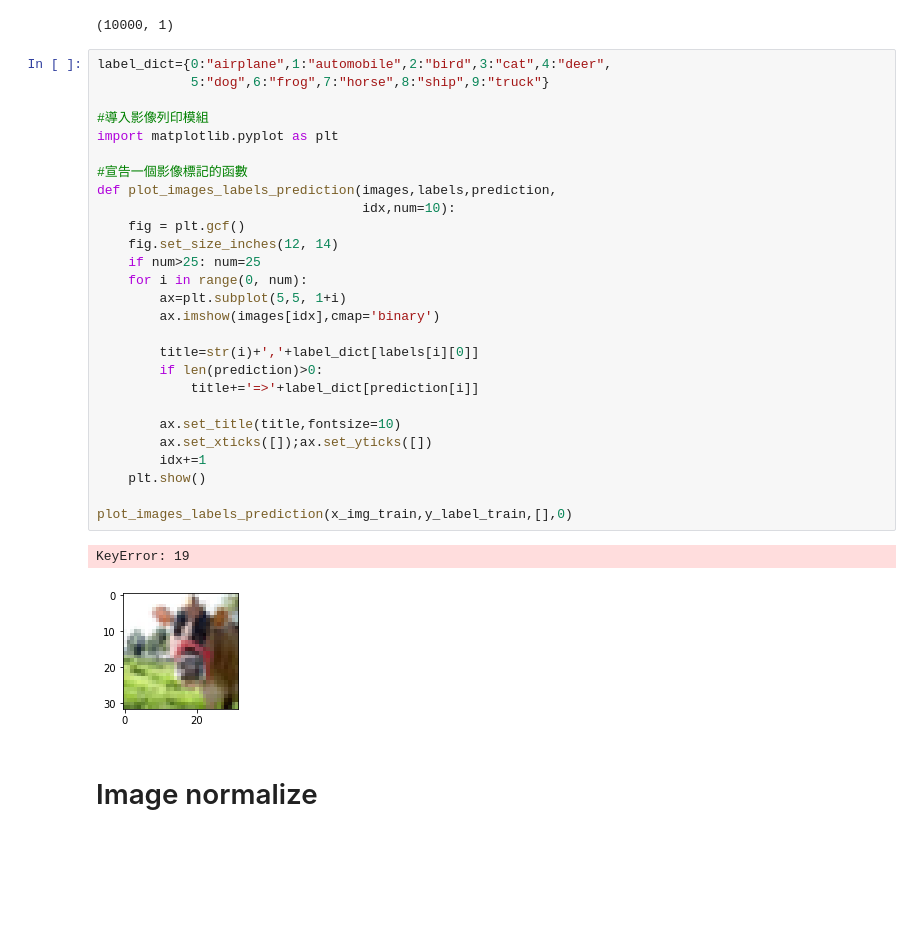
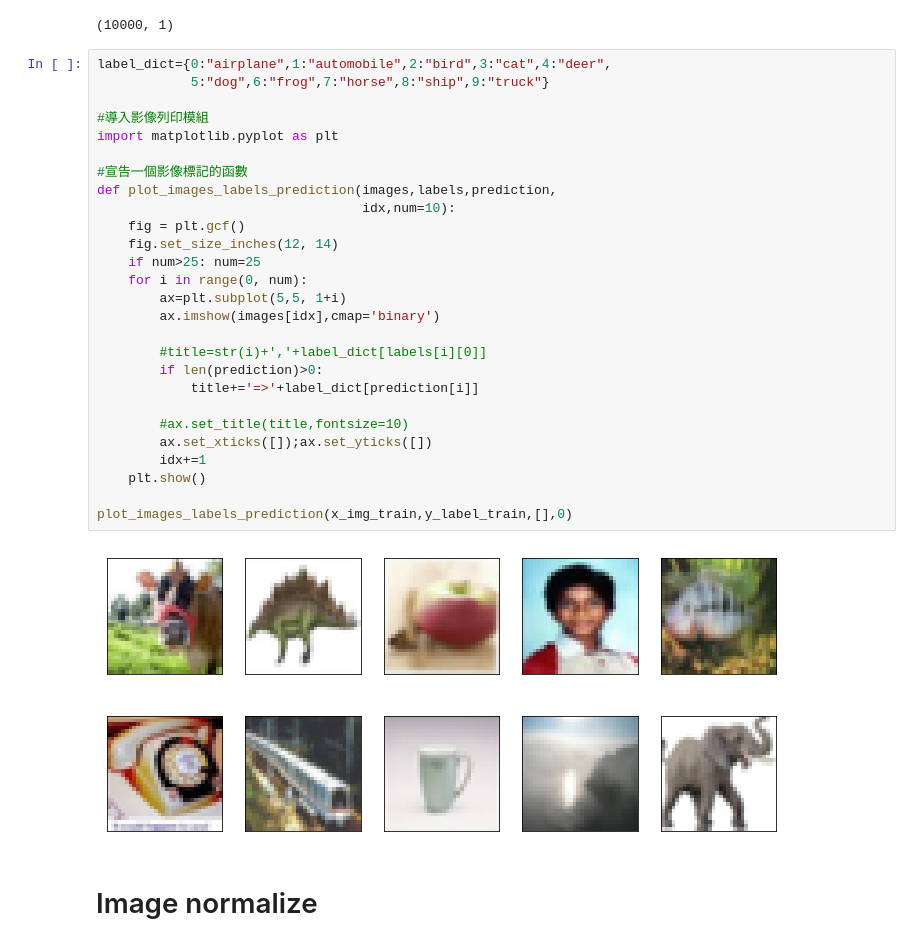
Before and after one commit to ChungYujoyce/2nd-ML100Days, a Jupyter notebook: homework/DAY_067_HW/Day67-Keras_Dataset_HW.ipynb, the cells around one changed output. Drawn from its saved outputs; the diff is of its cells as text; blank space fills up the shorter version.

```diff
--- a/homework/DAY_067_HW/Day67-Keras_Dataset_HW.ipynb
+++ b/homework/DAY_067_HW/Day67-Keras_Dataset_HW.ipynb
@@ -34,33 +34,32 @@ test : 10000
 # %%
 label_dict={0:"airplane",1:"automobile",2:"bird",3:"cat",4:"deer",
             5:"dog",6:"frog",7:"horse",8:"ship",9:"truck"}
 
 #導入影像列印模組
 import matplotlib.pyplot as plt
 
 #宣告一個影像標記的函數
 def plot_images_labels_prediction(images,labels,prediction,
                                   idx,num=10):
     fig = plt.gcf()
     fig.set_size_inches(12, 14)
     if num>25: num=25
     for i in range(0, num):
         ax=plt.subplot(5,5, 1+i)
         ax.imshow(images[idx],cmap='binary')
 
-        title=str(i)+','+label_dict[labels[i][0]]
+        #title=str(i)+','+label_dict[labels[i][0]]
         if len(prediction)>0:
             title+='=>'+label_dict[prediction[i]]
 
-        ax.set_title(title,fontsize=10)
+        #ax.set_title(title,fontsize=10)
         ax.set_xticks([]);ax.set_yticks([])
         idx+=1
     plt.show()
 
 plot_images_labels_prediction(x_img_train,y_label_train,[],0)
 # %% [output]
-KeyError: 19
-[figure, old version]
+[figure, new version]
 # %% [markdown]
 # Image normalize
 # %%
```
Also changed, not shown: parts of 2 cells of this notebook.
